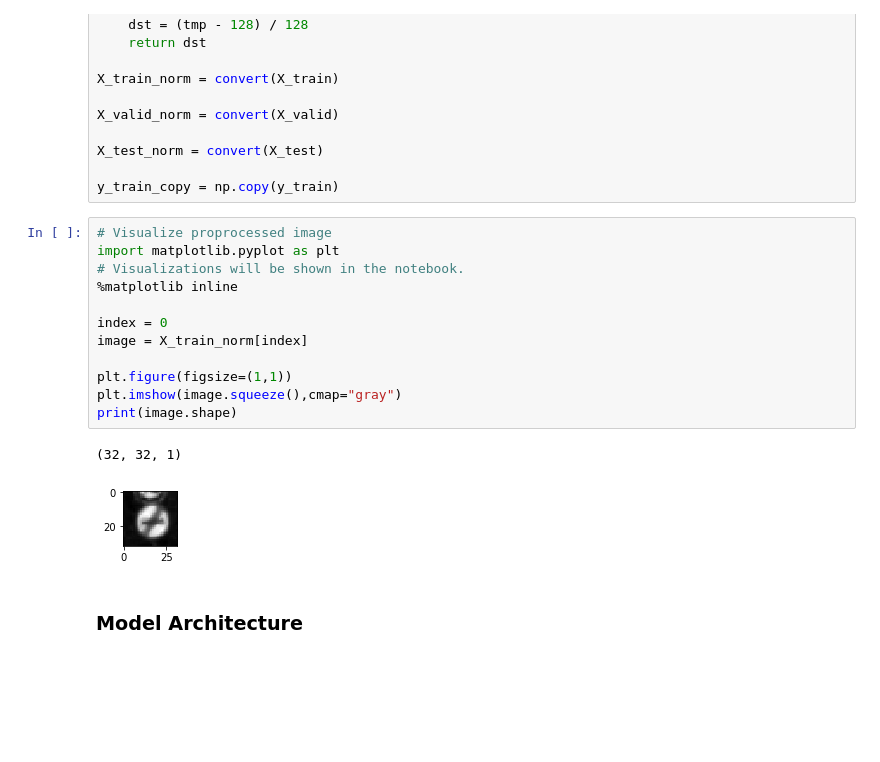
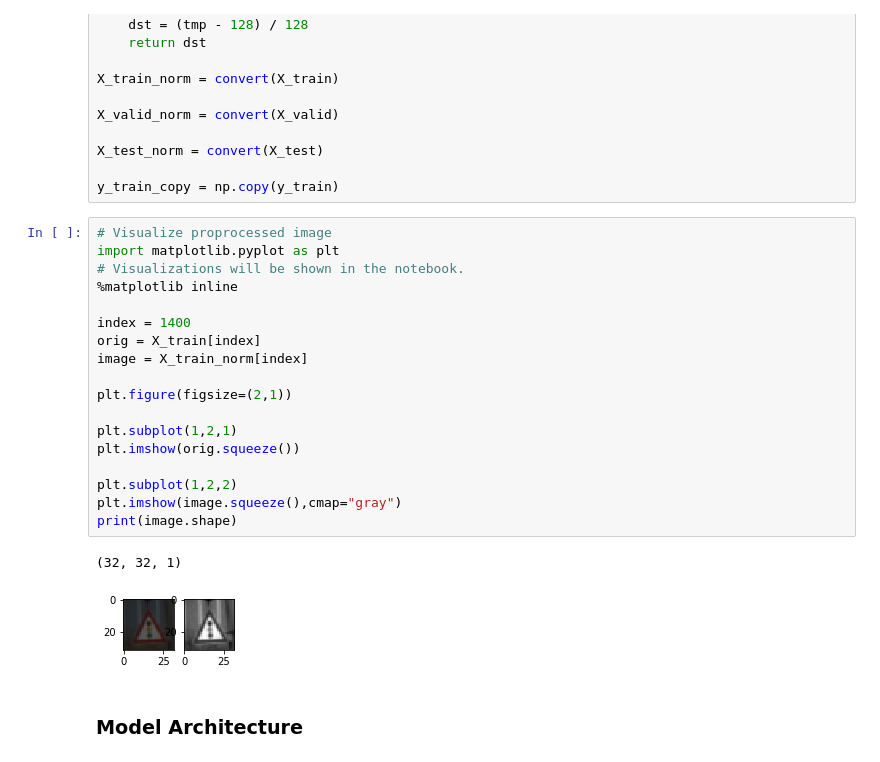
Before and after one commit to nonanonno/CarND-Traffic-Sign-Classifier-Project, a Jupyter notebook: Traffic_Sign_Classifier.ipynb, the cells around one changed output. Drawn from its saved outputs; the diff is of its cells as text; blank space fills up the shorter version.

```diff
--- a/Traffic_Sign_Classifier.ipynb
+++ b/Traffic_Sign_Classifier.ipynb
@@ -155,18 +240,24 @@ y_train_copy = np.copy(y_train)
 # %%
 # Visualize proprocessed image
 import matplotlib.pyplot as plt
 # Visualizations will be shown in the notebook.
 %matplotlib inline
 
-index = 0
+index = 1400
+orig = X_train[index]
 image = X_train_norm[index]
 
-plt.figure(figsize=(1,1))
+plt.figure(figsize=(2,1))
+
+plt.subplot(1,2,1)
+plt.imshow(orig.squeeze())
+
+plt.subplot(1,2,2)
 plt.imshow(image.squeeze(),cmap="gray")
 print(image.shape)
 # %% [output]
 (32, 32, 1)
-[figure, old version]
+[figure, new version]
 # %% [markdown]
 ### Model Architecture
 # %%
```
Also changed, not shown: parts of 17 cells of this notebook, 1 other file.
